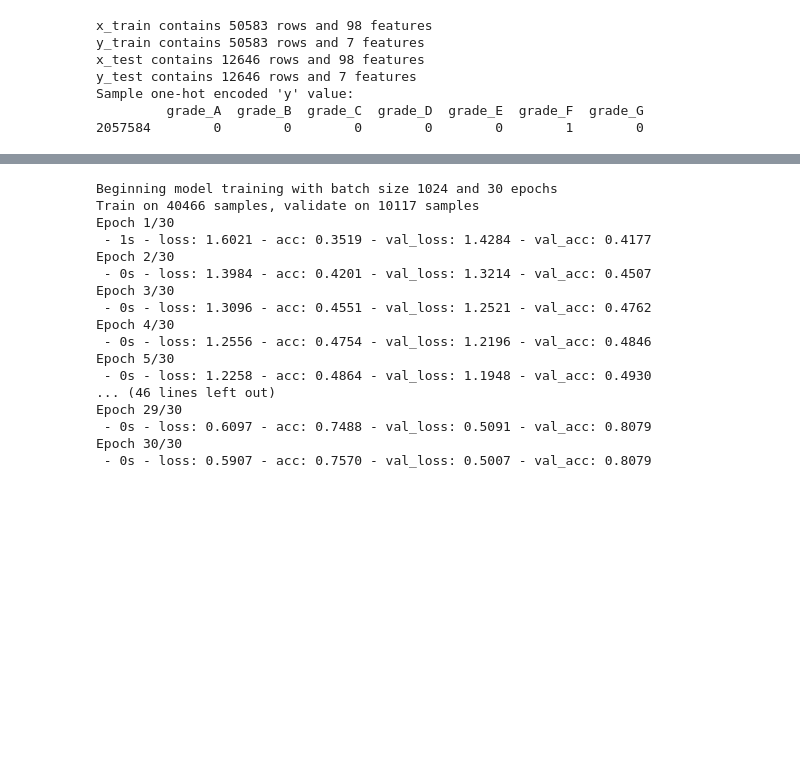
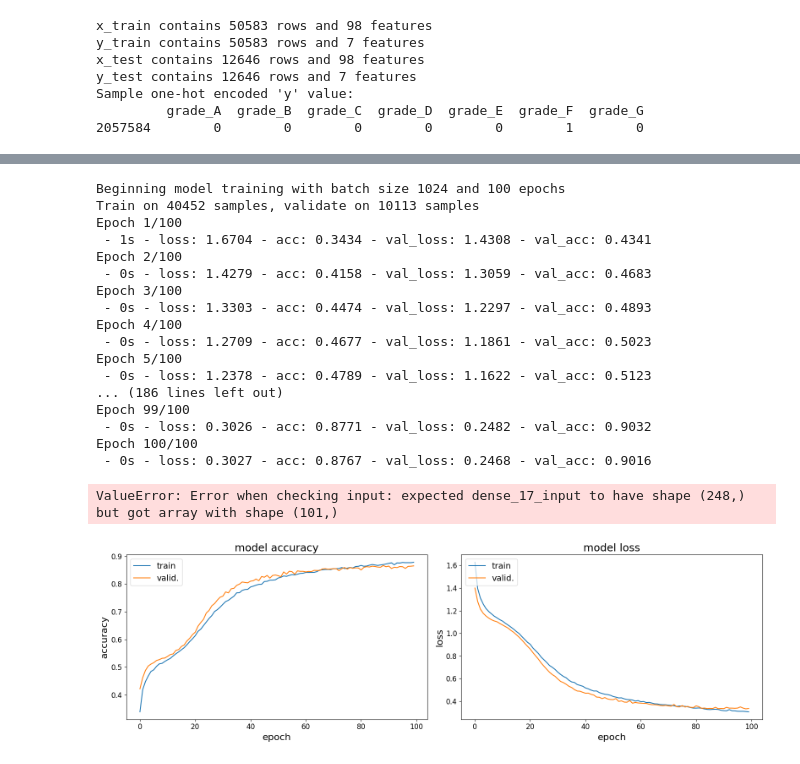
Before and after one commit to battogtokhb/cs230-final, a Jupyter notebook: LendingClubDataPreprocessing.ipynb, the cells around one changed output, grey strips where cells are left out. Saved outputs shown, nothing was run; the diff lists cells and outputs as text; code cells hidden in the pictures; blank space fills up the shorter version.

```diff
--- a/LendingClubDataPreprocessing.ipynb
+++ b/LendingClubDataPreprocessing.ipynb
@@ -174,0 +480,2 @@ x_train contains 50583 rows and 98 features
+# %%
+x_train_dev_wv  = x_train_dev_wv.drop(WORD_COLS, axis='columns')
@@ -221,0 +613,17 @@ from keras.models import load_model
+# %%
+model = create_model(x_train_dev_wv.shape[1],  y_train_dev.shape[1])
+
+        # Model converges faster on larger data set with larger batches
+epochs = 100
+
+batch_sz = 1024
+
+print("Beginning model training with batch size {} and {} epochs".format(batch_sz, epochs))
+
+checkpoint = ModelCheckpoint("lc_model.h5", monitor='val_acc', verbose=0, save_best_only=True, mode='auto', period=1)
+        # train the model
+history_wv = model.fit(x_train_dev_wv.as_matrix(),y_train_dev.as_matrix(),validation_split=0.2, epochs=epochs,
+                    batch_size=batch_sz, verbose=2,callbacks=[checkpoint])
+
+        # revert to the best model encountered during training
+best_model = load_model("lc_model.h5")
@@ -222,8 +670,8 @@ from keras.models import load_model
 # %%
-model = create_model(x_train.shape[1], y_train.shape[1])
+model = create_model(x_train_dev_nwv.shape[1],  y_train_dev.shape[1])
 
         # Model converges faster on larger data set with larger batches
-epochs = 30
+epochs = 100
 
 batch_sz = 1024
 
@@ -231,29 +679,33 @@ print("Beginning model training with batch size {} and {} epochs".format(batch_s
 
 checkpoint = ModelCheckpoint("lc_model.h5", monitor='val_acc', verbose=0, save_best_only=True, mode='auto', period=1)
         # train the model
-history = model.fit(x_train.as_matrix(),y_train.as_matrix(),validation_split=0.2, epochs=epochs,
+history = model.fit(x_train_dev_nwv.as_matrix(),y_train_dev.as_matrix(),validation_split=0.2, epochs=epochs,
                     batch_size=batch_sz, verbose=2,callbacks=[checkpoint])
 
         # revert to the best model encountered during training
 best_model = load_model("lc_model.h5")
 # %% [output]
-Beginning model training with batch size 1024 and 30 epochs
-Train on 40466 samples, validate on 10117 samples
-Epoch 1/30
- - 1s - loss: 1.6021 - acc: 0.3519 - val_loss: 1.4284 - val_acc: 0.4177
-Epoch 2/30
- - 0s - loss: 1.3984 - acc: 0.4201 - val_loss: 1.3214 - val_acc: 0.4507
-Epoch 3/30
- - 0s - loss: 1.3096 - acc: 0.4551 - val_loss: 1.2521 - val_acc: 0.4762
-Epoch 4/30
- - 0s - loss: 1.2556 - acc: 0.4754 - val_loss: 1.2196 - val_acc: 0.4846
-Epoch 5/30
- - 0s - loss: 1.2258 - acc: 0.4864 - val_loss: 1.1948 - val_acc: 0.4930
-... (46 lines left out)
-Epoch 29/30
- - 0s - loss: 0.6097 - acc: 0.7488 - val_loss: 0.5091 - val_acc: 0.8079
-Epoch 30/30
- - 0s - loss: 0.5907 - acc: 0.7570 - val_loss: 0.5007 - val_acc: 0.8079
+Beginning model training with batch size 1024 and 100 epochs
+Train on 40452 samples, validate on 10113 samples
+Epoch 1/100
+ - 1s - loss: 1.6704 - acc: 0.3434 - val_loss: 1.4308 - val_acc: 0.4341
+Epoch 2/100
+ - 0s - loss: 1.4279 - acc: 0.4158 - val_loss: 1.3059 - val_acc: 0.4683
+Epoch 3/100
+ - 0s - loss: 1.3303 - acc: 0.4474 - val_loss: 1.2297 - val_acc: 0.4893
+Epoch 4/100
+ - 0s - loss: 1.2709 - acc: 0.4677 - val_loss: 1.1861 - val_acc: 0.5023
+Epoch 5/100
+ - 0s - loss: 1.2378 - acc: 0.4789 - val_loss: 1.1622 - val_acc: 0.5123
+... (186 lines left out)
+Epoch 99/100
+ - 0s - loss: 0.3026 - acc: 0.8771 - val_loss: 0.2482 - val_acc: 0.9032
+Epoch 100/100
+ - 0s - loss: 0.3027 - acc: 0.8767 - val_loss: 0.2468 - val_acc: 0.9016
+# %%
+model.predict(x_test)
+# %% [output]
+ValueError: Error when checking input: expected dense_17_input to have shape (248,) but got array with shape (101,)
 # %%
 
 def plot_history(history, save_file = None):
@@ -294,3 +747,8 @@ def plot_history(history, save_file = None):
         plt.close()
+# %%
+sns.reset_orig()
+plot_history(history_wv, "with-pre-trained-wv")
+# %% [output]
+[figure, added]
 # %%
 sns.reset_orig()
```
Also changed, not shown: parts of 90 cells of this notebook.
